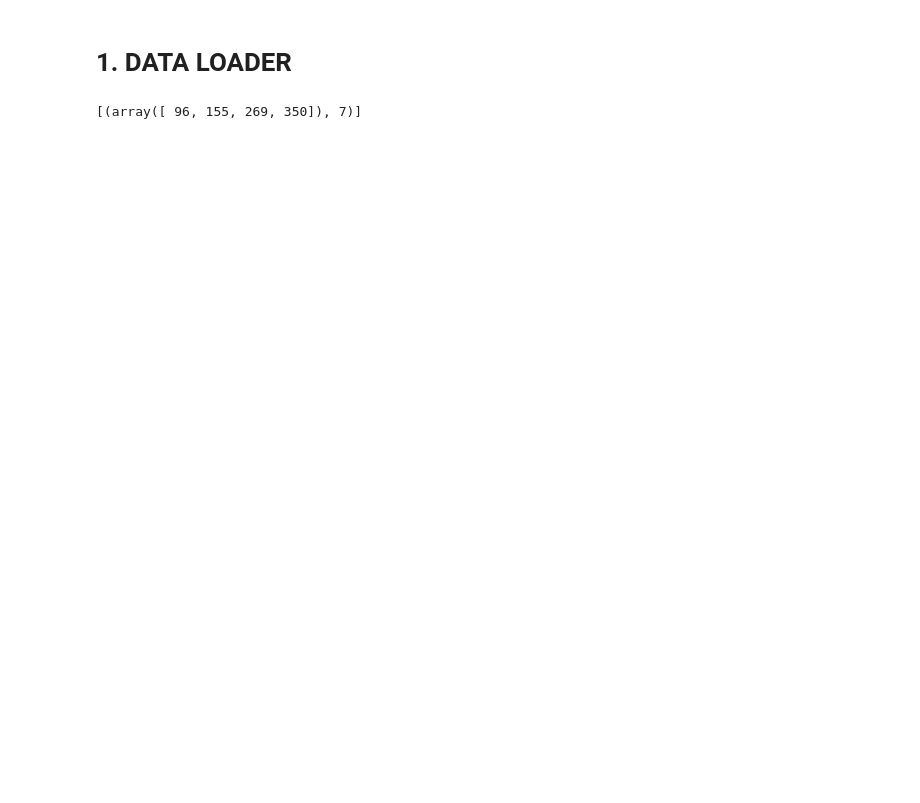
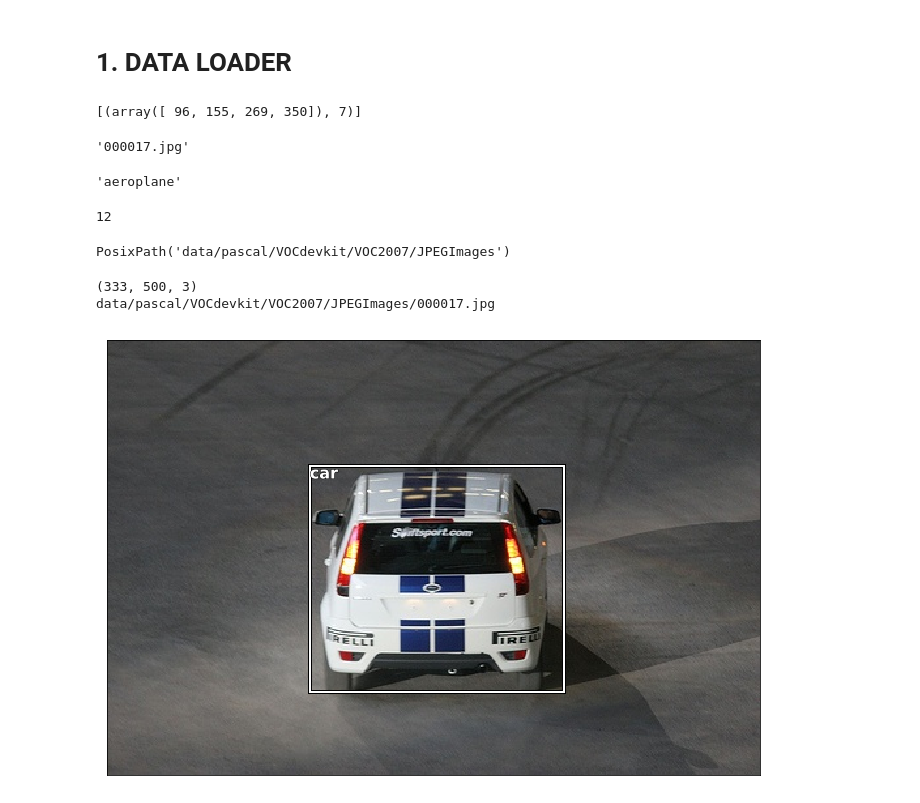
Before and after one commit to musedivision/deeplearning, a Jupyter notebook: volume/pascal VOC.ipynb, the cells around one changed output. Saved outputs shown, nothing was run; the diff lists cells and outputs as text; code cells hidden in the pictures; blank space fills up the shorter version.

```diff
--- a/volume/pascal VOC.ipynb
+++ b/volume/pascal VOC.ipynb
@@ -132 +124,67 @@ largest_items = {a: get_largest(b) for a,b in train_annotations.items() }
+# %%
+train_filenames_dict = {o['id']: o['file_name'] for o in train_keys[IMAGES]};
+# train_filenames = train_keys[IMAGES]
+
+train_filenames[17]
+# %% [output]
+'000017.jpg'
+# %%
+# train_keys[CATEGORIES][:1]
+categories_dict = {o['id']: o['name']for o in train_keys[CATEGORIES]}; categories_dict[1]
+# %% [output]
+'aeroplane'
+# %%
+train_ids = [o['id'] for o in train_keys[IMAGES]]; train_ids[0]
+# %% [output]
+12
+# %%
+IMG_PATH = PATH/'VOCdevkit/VOC2007/JPEGImages'; IMG_PATH
+# %% [output]
+PosixPath('data/pascal/VOCdevkit/VOC2007/JPEGImages')
+# %%
+def bb_hw(a): return np.array([a[1],a[0],a[3]-a[1],a[2]-a[0]])
+
+def show_img(im, figsize=None, ax=None):
+    if not ax: fig,ax = plt.subplots(figsize=figsize)
+    ax.imshow(im)
+    ax.get_xaxis().set_visible(False)
+    ax.get_yaxis().set_visible(False)
+    return ax
+
+def draw_outline(o, lw):
+    o.set_path_effects([patheffects.Stroke(
+        linewidth=lw, foreground='black'), patheffects.Normal()])
+
+def draw_rect(ax, b):
+    patch = ax.add_patch(patches.Rectangle(b[:2], *b[-2:], fill=False, edgecolor='white', lw=2))
+    draw_outline(patch, 4)
+
+def draw_text(ax, xy, txt, sz=14):
+    text = ax.text(*xy, txt,
+        verticalalignment='top', color='white', fontsize=sz, weight='bold')
+    draw_outline(text, 1)
+
+def draw_im(im, ann):
+    ax = show_img(im, figsize=(16,8))
+    for b,c in ann:
+        b = bb_hw(b)
+        draw_rect(ax, b)
+        draw_text(ax, b[:2], categories_dict[c], sz=16)
+
+def draw_idx(i):
+    im_a = train_annotations_dict[i]
+    im = open_image(IMG_PATH/train_filenames_dict[i])
+    print(im.shape)
+    draw_im(im, im_a)
+# %%
+draw_idx(12);
+rndm_path = Path(IMG_PATH/train_filenames[17])
+print(rndm_path)
+# img = plt.imread(rndm_path)
+# plt.imshow(img)
+# os.path.exists(rndm_path)
+# %% [output]
+(333, 500, 3)
+data/pascal/VOCdevkit/VOC2007/JPEGImages/000017.jpg
+[figure, added]
 # %%
```
Also changed, not shown: parts of 16 cells of this notebook.
